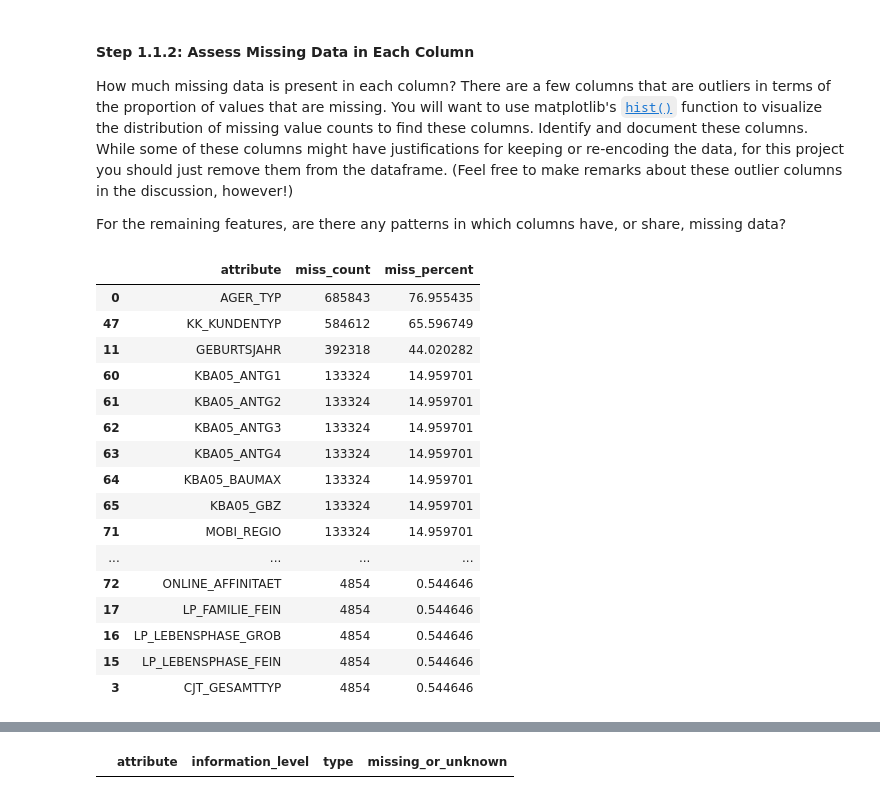
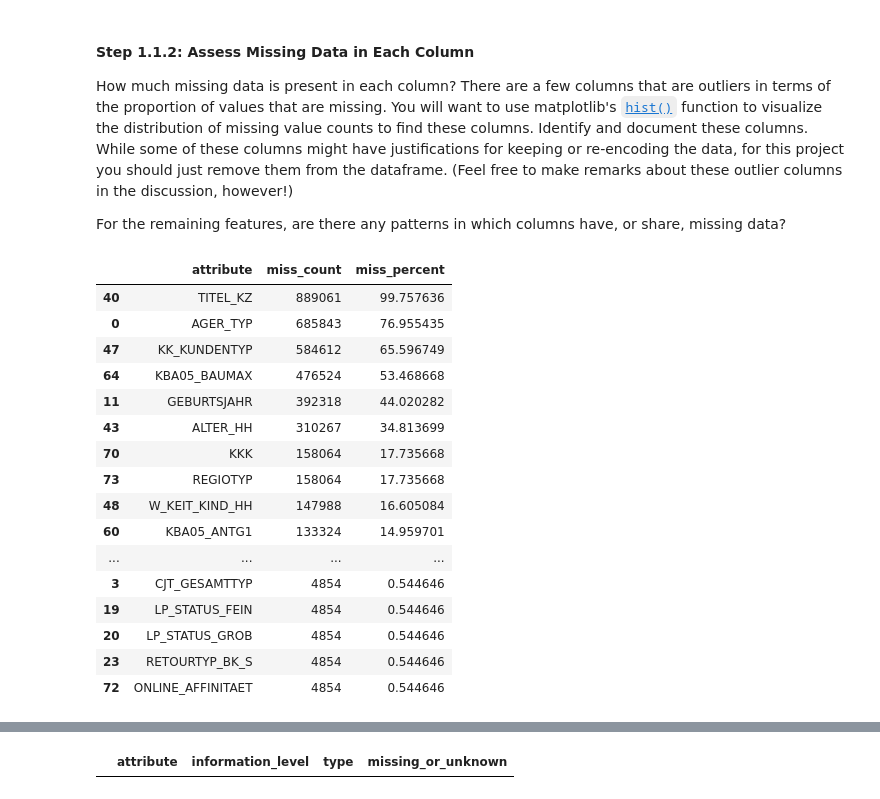
Before and after one commit to Karkerayashish/Identify-Customer-Segments, a Jupyter notebook: Identify_Customer_Segments.ipynb, the cells around one changed output, grey strips where cells are left out. Cells and saved outputs as stored; diff of their text form; code cells hidden in the pictures.

Commit message:
update the last part

```diff
--- a/Identify_Customer_Segments.ipynb
+++ b/Identify_Customer_Segments.ipynb
@@ -89,19 +92,14 @@ for ac in azdias.columns:
     NaN_list =feat_info.loc[feat_info['attribute'] == ac,'missing_or_unknown'].tolist()[0]
     NaN_list_str = NaN_list.strip('[]').split(',')
     if NaN_list_str[0] !='':
-        #azdias[ac].apply(lambda n: np.nan if str(n) in  NaN_list_str else n )
+        # some feature may be float format, so add float format string for number value except the string value
+        try:
+            NaN_list_tmp=[]
+            for i in NaN_list_str:
+                if pd.api.types.is_number(eval(i)):
+                    NaN_list_tmp.append(str(float(i)))
+        except:
+            # if eval find that i is a string, the except part will bypass it.
+            next
+        NaN_list_str += NaN_list_tmp
         azdias.loc[azdias[ac].astype(str).isin(NaN_list_str),ac]=np.nan
-        #print('Converting  data column: {}  missing values {} to np.nan'.format( ac, NaN_list_str))
-# %%
-"""
-#azdias.loc[azdias['AGER_TYP'].astype(str).isin(['-1','0' ]),'AGER_TYP']
-attribute='AGER_TYP'
-NaN_list=feat_info.loc[feat_info['attribute'] == attribute,'missing_or_unknown'].tolist()[0]
-NaN_list_str = NaN_list.strip('[]').split(',')
-azdias.loc[azdias[attribute].astype(str).isin(NaN_list_str),attribute]=np.nan
-azdias.loc[azdias[attribute].isnull(),attribute]
-
-
-#azdias['AGER_TYP'].any()
-#azdias['AGER_TYP'].astype(str).values.tolist() in ['-1' ]
-"""
@@ -135,32 +112,37 @@ For the remaining features, are there any patterns in which columns have, or sha
 # %%
 # Perform an assessment of how much missing data there is in each column of the
 # dataset.
-rec = []
-for column_name in azdias.columns:
-    miss_count = azdias[column_name].isnull().sum(axis=0)
-    miss_percent=miss_count/azdias.shape[0]
-    rec.append([column_name,miss_count,miss_percent*100])
-azdias_stats = pd.DataFrame.from_records(rec, columns = ['attribute', 'miss_count','miss_percent'])
-azdias_stats = azdias_stats.sort_values('miss_percent',axis=0, ascending = False )
+def assess_missing_data(azdias):
+    rec = []
+    for column_name in azdias.columns:
+        miss_count = azdias[column_name].isnull().sum(axis=0)
+        miss_percent=miss_count/azdias.shape[0]
+        rec.append([column_name,miss_count,miss_percent*100])
+        azdias_stats = pd.DataFrame.from_records(rec, columns = ['attribute', 'miss_count','miss_percent'])
+        azdias_stats = azdias_stats.sort_values('miss_percent',axis=0, ascending = False )
+    return azdias_stats
+
+azdias_stats = assess_missing_data(azdias)
+
 azdias_stats.head(60)
 # %% [output]
 |  | attribute | miss_count | miss_percent |
+| 40 | TITEL_KZ | 889061 | 99.757636 |
 | 0 | AGER_TYP | 685843 | 76.955435 |
 | 47 | KK_KUNDENTYP | 584612 | 65.596749 |
+| 64 | KBA05_BAUMAX | 476524 | 53.468668 |
 | 11 | GEBURTSJAHR | 392318 | 44.020282 |
+| 43 | ALTER_HH | 310267 | 34.813699 |
+| 70 | KKK | 158064 | 17.735668 |
+| 73 | REGIOTYP | 158064 | 17.735668 |
+| 48 | W_KEIT_KIND_HH | 147988 | 16.605084 |
 | 60 | KBA05_ANTG1 | 133324 | 14.959701 |
-| 61 | KBA05_ANTG2 | 133324 | 14.959701 |
-| 62 | KBA05_ANTG3 | 133324 | 14.959701 |
-| 63 | KBA05_ANTG4 | 133324 | 14.959701 |
-| 64 | KBA05_BAUMAX | 133324 | 14.959701 |
-| 65 | KBA05_GBZ | 133324 | 14.959701 |
-| 71 | MOBI_REGIO | 133324 | 14.959701 |
 | ... | ... | ... | ... |
+| 3 | CJT_GESAMTTYP | 4854 | 0.544646 |
+| 19 | LP_STATUS_FEIN | 4854 | 0.544646 |
+| 20 | LP_STATUS_GROB | 4854 | 0.544646 |
+| 23 | RETOURTYP_BK_S | 4854 | 0.544646 |
 | 72 | ONLINE_AFFINITAET | 4854 | 0.544646 |
-| 17 | LP_FAMILIE_FEIN | 4854 | 0.544646 |
-| 16 | LP_LEBENSPHASE_GROB | 4854 | 0.544646 |
-| 15 | LP_LEBENSPHASE_FEIN | 4854 | 0.544646 |
-| 3 | CJT_GESAMTTYP | 4854 | 0.544646 |
 # %%
 azdias_stats.hist(column = 'miss_percent', bins = 25 )
 # %% [output]
```
Also changed, not shown: parts of 98 cells of this notebook, 1 other file.
